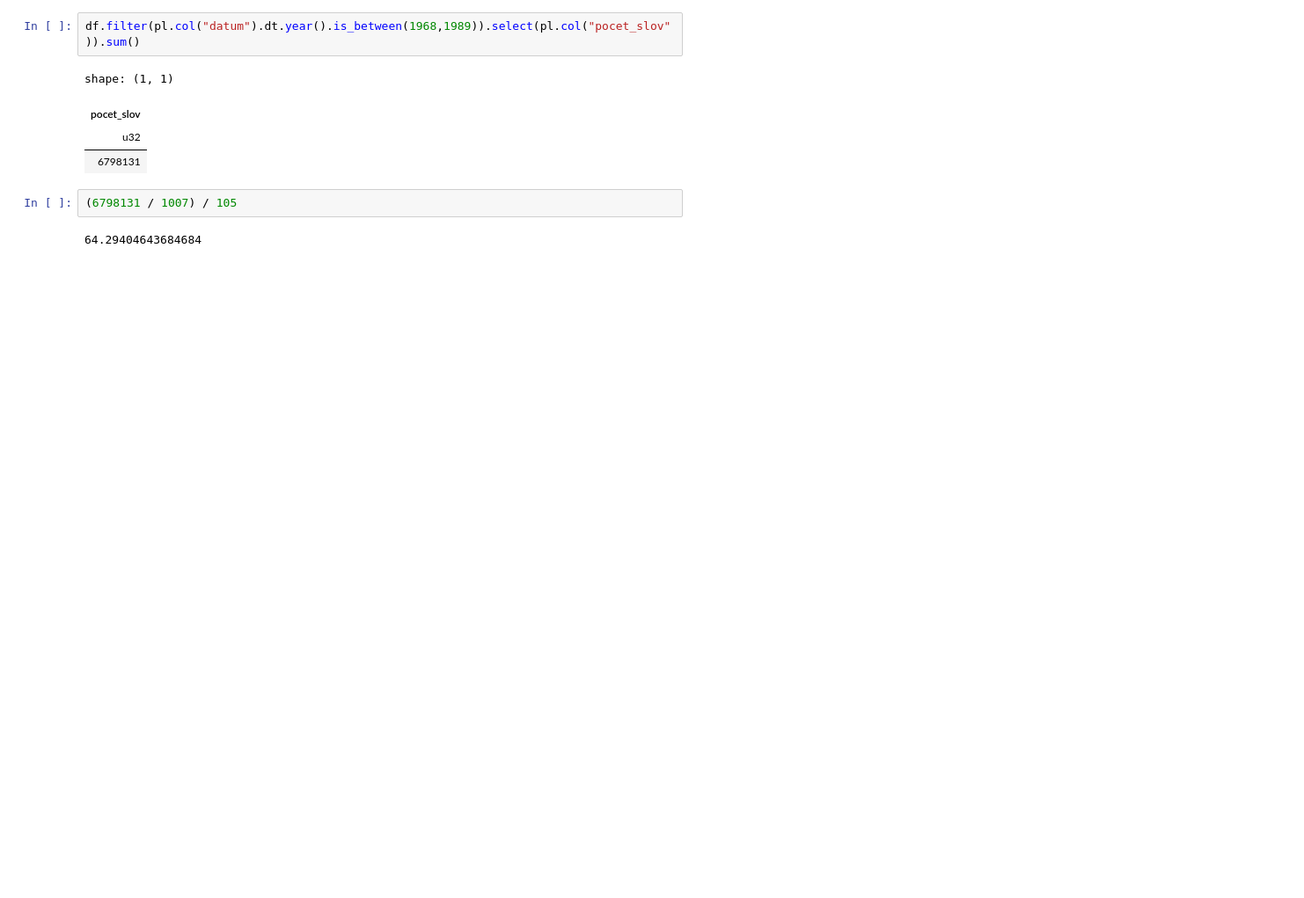
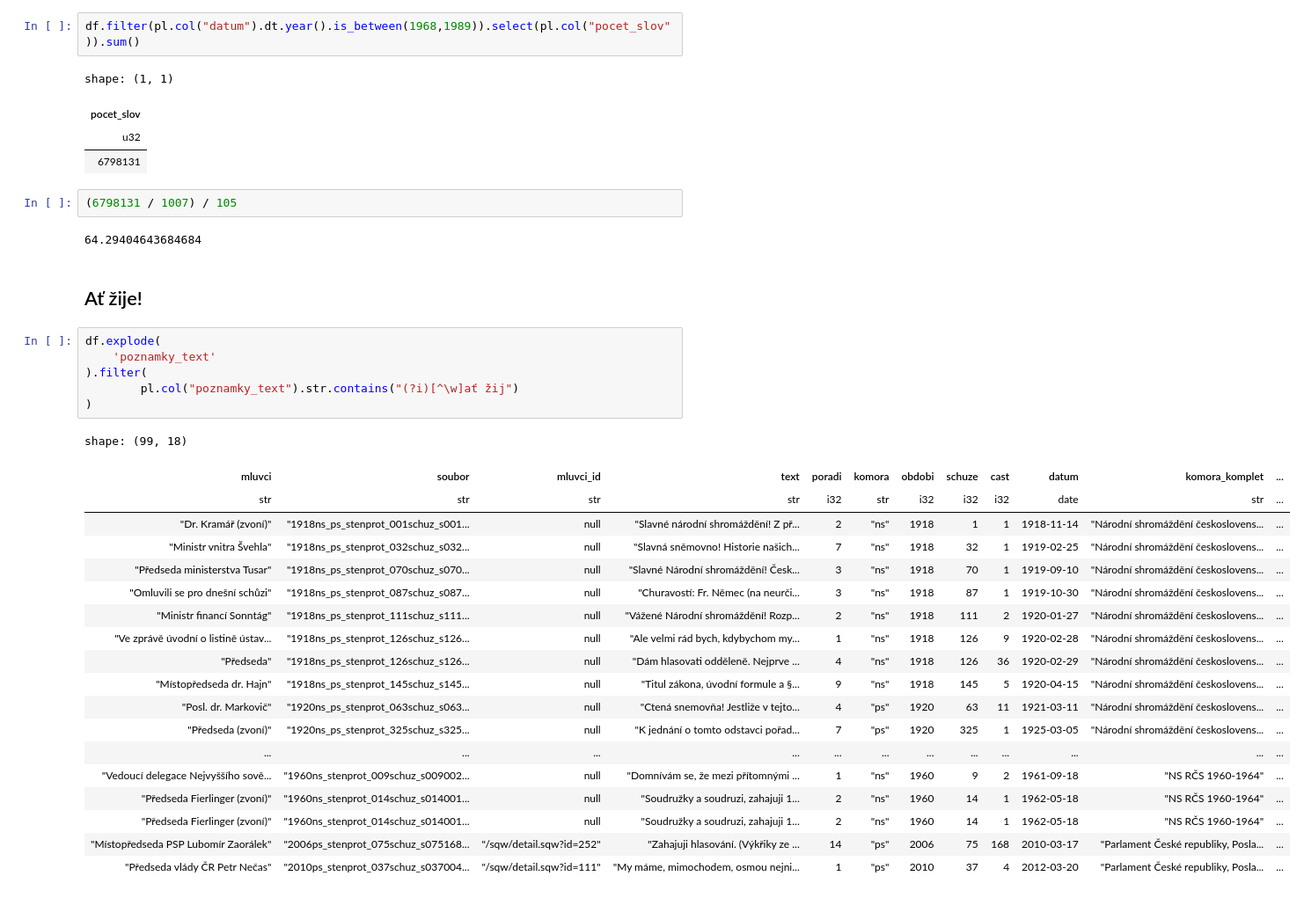
Before and after one commit to DataRozhlas/stenoprotokoly, a Jupyter notebook: 902a_smich_1918.ipynb, the cells around one changed output. Shown at 88% size. Saved outputs shown, nothing was run; the diff lists cells and outputs as text; blank space fills up the shorter version.

```diff
--- a/902a_smich_1918.ipynb
+++ b/902a_smich_1918.ipynb
@@ -1232,3 +1356,31 @@ shape: (1, 1)
 (6798131 / 1007) / 105
 # %% [output]
 64.29404643684684
+# %% [markdown]
+## Ať žije!
+# %%
+df.explode(
+    'poznamky_text'
+).filter(
+        pl.col("poznamky_text").str.contains("(?i)[^\w]ať žij")
+)
+# %% [output]
+shape: (99, 18)
+| mluvci | soubor | mluvci_id | text | poradi | komora | obdobi | schuze | cast | datum | komora_komplet | ... |
+| str | str | str | str | i32 | str | i32 | i32 | i32 | date | str | ... |
+| "Dr. Kramář (zvoní)" | "1918ns_ps_stenprot_001schuz_s001... | null | "Slavné národní shromáždění! Z př... | 2 | "ns" | 1918 | 1 | 1 | 1918-11-14 | "Národní shromáždění českoslovens... | ... |
+| "Ministr vnitra Švehla" | "1918ns_ps_stenprot_032schuz_s032... | null | "Slavná sněmovno! Historie našich... | 7 | "ns" | 1918 | 32 | 1 | 1919-02-25 | "Národní shromáždění českoslovens... | ... |
+| "Předseda ministerstva Tusar" | "1918ns_ps_stenprot_070schuz_s070... | null | "Slavné Národní shromáždění! Česk... | 3 | "ns" | 1918 | 70 | 1 | 1919-09-10 | "Národní shromáždění českoslovens... | ... |
+| "Omluvili se pro dnešní schůzi" | "1918ns_ps_stenprot_087schuz_s087... | null | "Churavostí: Fr. Němec (na neurči... | 3 | "ns" | 1918 | 87 | 1 | 1919-10-30 | "Národní shromáždění českoslovens... | ... |
+| "Ministr financí Sonntág" | "1918ns_ps_stenprot_111schuz_s111... | null | "Vážené Národní shromáždění! Rozp... | 2 | "ns" | 1918 | 111 | 2 | 1920-01-27 | "Národní shromáždění českoslovens... | ... |
+| "Ve zprávě úvodní o listině ústav... | "1918ns_ps_stenprot_126schuz_s126... | null | "Ale velmi rád bych, kdybychom my... | 1 | "ns" | 1918 | 126 | 9 | 1920-02-28 | "Národní shromáždění českoslovens... | ... |
+| "Předseda" | "1918ns_ps_stenprot_126schuz_s126... | null | "Dám hlasovati odděleně. Nejprve ... | 4 | "ns" | 1918 | 126 | 36 | 1920-02-29 | "Národní shromáždění českoslovens... | ... |
+| "Místopředseda dr. Hajn" | "1918ns_ps_stenprot_145schuz_s145... | null | "Titul zákona, úvodní formule a §... | 9 | "ns" | 1918 | 145 | 5 | 1920-04-15 | "Národní shromáždění českoslovens... | ... |
+| "Posl. dr. Markovič" | "1920ns_ps_stenprot_063schuz_s063... | null | "Ctená snemovňa! Jestliže v tejto... | 4 | "ps" | 1920 | 63 | 11 | 1921-03-11 | "Národní shromáždění českoslovens... | ... |
+| "Předseda (zvoní)" | "1920ns_ps_stenprot_325schuz_s325... | null | "K jednání o tomto odstavci pořad... | 7 | "ps" | 1920 | 325 | 1 | 1925-03-05 | "Národní shromáždění českoslovens... | ... |
+| ... | ... | ... | ... | ... | ... | ... | ... | ... | ... | ... | ... |
+| "Vedoucí delegace Nejvyššího sově... | "1960ns_stenprot_009schuz_s009002... | null | "Domnívám se, že mezi přítomnými ... | 1 | "ns" | 1960 | 9 | 2 | 1961-09-18 | "NS RČS 1960-1964" | ... |
+| "Předseda Fierlinger (zvoní)" | "1960ns_stenprot_014schuz_s014001... | null | "Soudružky a soudruzi, zahajuji 1... | 2 | "ns" | 1960 | 14 | 1 | 1962-05-18 | "NS RČS 1960-1964" | ... |
+| "Předseda Fierlinger (zvoní)" | "1960ns_stenprot_014schuz_s014001... | null | "Soudružky a soudruzi, zahajuji 1... | 2 | "ns" | 1960 | 14 | 1 | 1962-05-18 | "NS RČS 1960-1964" | ... |
+| "Místopředseda PSP Lubomír Zaorálek" | "2006ps_stenprot_075schuz_s075168... | "/sqw/detail.sqw?id=252" | "Zahajuji hlasování. (Výkřiky ze ... | 14 | "ps" | 2006 | 75 | 168 | 2010-03-17 | "Parlament České republiky, Posla... | ... |
+| "Předseda vlády ČR Petr Nečas" | "2010ps_stenprot_037schuz_s037004... | "/sqw/detail.sqw?id=111" | "My máme, mimochodem, osmou nejni... | 1 | "ps" | 2010 | 37 | 4 | 2012-03-20 | "Parlament České republiky, Posla... | ... |
```
Also changed, not shown: parts of 37 cells of this notebook, 12 other files.
